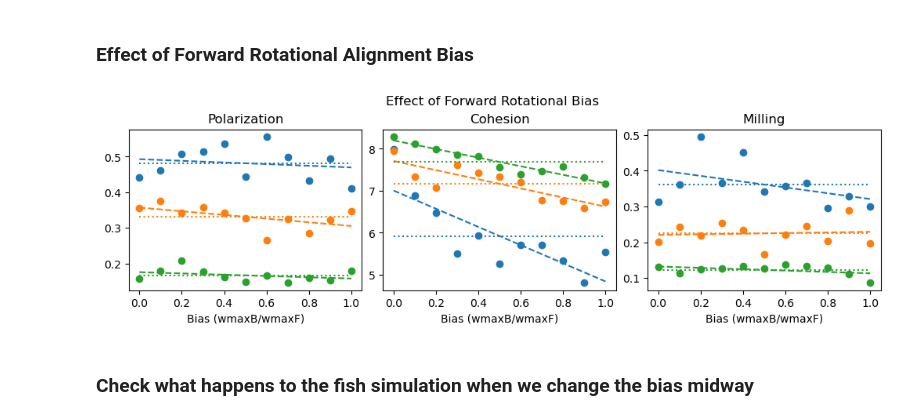
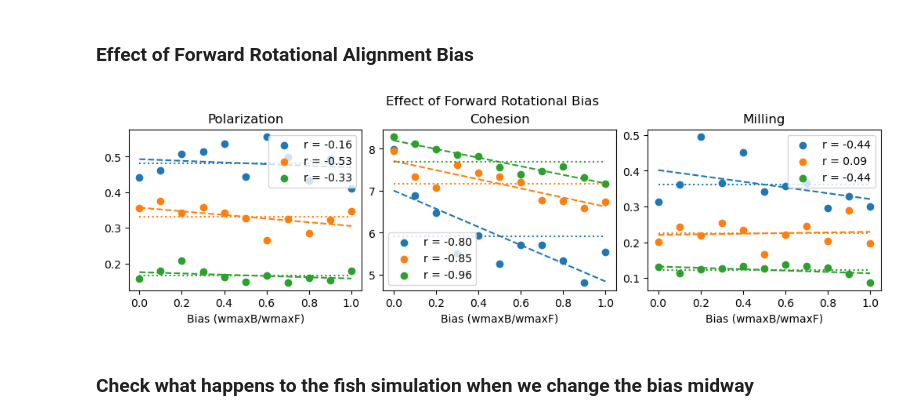
Before and after one commit to Bobomoto/PHYS250-Final-Project, a Jupyter notebook: Finalproject.ipynb, the cells around one changed output. Drawn from its saved outputs; the diff is of its cells as text; code cells hidden in the pictures.

```diff
--- a/Finalproject.ipynb
+++ b/Finalproject.ipynb
@@ -1286,7 +1318,7 @@ for index in np.arange(len(N)):
 
             #run the simulation numiteration times
             for i in np.arange(numiterations):
-                pos, motorientations, motspeeds, motvelocity, inittime = updatefish(pos, motorientations, motspeeds, motvelocity, time = inittime, arenarange = poolrange, maxa = a)
+                pos, motorientations, motspeeds, motvelocity, inittime, dist = updatefish(pos, motorientations, motspeeds, motvelocity, time = inittime, arenarange = poolrange, maxa = a)
 
             Polarization = findP(motorientations)
             totalParray.append(copy.deepcopy(Polarization))
@@ -1465,7 +1499,7 @@ for index in np.arange(len(N)):
 
             #run the simulation numiteration times
             for i in np.arange(numiterations):
-                pos, motorientations, motspeeds, motvelocity, inittime = updatefish(pos, motorientations, motspeeds, motvelocity, time = inittime, arenarange = poolrange, Abias = a, Wbias = a)
+                pos, motorientations, motspeeds, motvelocity, inittime, dist = updatefish(pos, motorientations, motspeeds, motvelocity, time = inittime, arenarange = poolrange, Abias = a, Wbias = a)
 
             Polarization = findP(motorientations)
             totalParray.append(copy.deepcopy(Polarization))
@@ -1572,7 +1608,7 @@ for index in np.arange(len(N)):
 
             #run the simulation numiteration times
             for i in np.arange(numiterations):
-                pos, motorientations, motspeeds, motvelocity, inittime = updatefish(pos, motorientations, motspeeds, motvelocity, time = inittime, arenarange = poolrange, Abias = a)
+                pos, motorientations, motspeeds, motvelocity, inittime, dist = updatefish(pos, motorientations, motspeeds, motvelocity, time = inittime, arenarange = poolrange, Abias = a)
 
             Polarization = findP(motorientations)
             totalParray.append(copy.deepcopy(Polarization))
@@ -1679,7 +1715,7 @@ for index in np.arange(len(N)):
 
             #run the simulation numiteration times
             for i in np.arange(numiterations):
-                pos, motorientations, motspeeds, motvelocity, inittime = updatefish(pos, motorientations, motspeeds, motvelocity, time = inittime, arenarange = poolrange, Wbias = a)
+                pos, motorientations, motspeeds, motvelocity, inittime, dist = updatefish(pos, motorientations, motspeeds, motvelocity, time = inittime, arenarange = poolrange, Wbias = a)
 
             Polarization = findP(motorientations)
             totalParray.append(copy.deepcopy(Polarization))
@@ -1718,6 +1754,7 @@ for i in np.arange(len(N)):
 axs[0].hlines(y = [np.mean(BRmeanParrays[0]),np.mean(BRmeanParrays[1]),np.mean(BRmeanParrays[2])], xmin = 0, xmax = 1.0,  linestyles=':', colors = ['C0', 'C1', 'C2'])
 axs[0].set_title('Polarization')
 axs[0].set_xlabel('Bias (wmaxB/wmaxF)')
+axs[0].legend()
 
 #cohesion plot
 for i in np.arange(len(N)):
@@ -1727,34 +1764,36 @@ for i in np.arange(len(N)):
 
     axs[1].scatter(biases,BRmeanCarrays[i], label = f'r = {rvalue:.2f}')
     slope, intercept = np.polyfit(biases, BRmeanCarrays[i], 1)
     line_y = slope * biases + intercept
     axs[1].plot(biases, line_y, color = c[i], ls = '--')
 
 axs[1].hlines(y = [np.mean(BRmeanCarrays[0]),np.mean(BRmeanCarrays[1]),np.mean(BRmeanCarrays[2])], xmin = 0, xmax = 1.0,  linestyles=':', colors = ['C0', 'C1', 'C2'])
 axs[1].set_title('Cohesion')
 axs[1].set_xlabel('Bias (wmaxB/wmaxF)')
+axs[1].legend()
 
 
 #Milling plot
 for i in np.arange(len(N)):
     #calculate the correlation
     correlation = np.corrcoef(biases, BRmeanMarrays[i])
     rvalue = correlation[0,1]
 
     axs[2].scatter(biases,BRmeanMarrays[i], label = f'r = {rvalue:.2f}')
     slope, intercept = np.polyfit(biases, BRmeanMarrays[i], 1)
     line_y = slope * biases + intercept
     axs[2].plot(biases, line_y, color = c[i], ls = '--')
 
 axs[2].hlines(y = [np.mean(BRmeanMarrays[0]),np.mean(BRmeanMarrays[1]),np.mean(BRmeanMarrays[2])], xmin = 0, xmax = 1.0,  linestyles=':', colors = ['C0', 'C1', 'C2'])
 axs[2].set_title('Milling')
 axs[2].set_xlabel('Bias (wmaxB/wmaxF)')
+axs[2].legend()
 
 fig.suptitle('Effect of Forward Rotational Bias')
 plt.savefig('FrontRotationbiaseffect.png')
 plt.show()
 # %% [output]
-[figure, old version]
+[figure, new version]
 # %% [markdown]
 ### Check what happens to the fish simulation when we change the bias midway
 # %%
```
Also changed, not shown: parts of 35 cells of this notebook, 36 other files.
